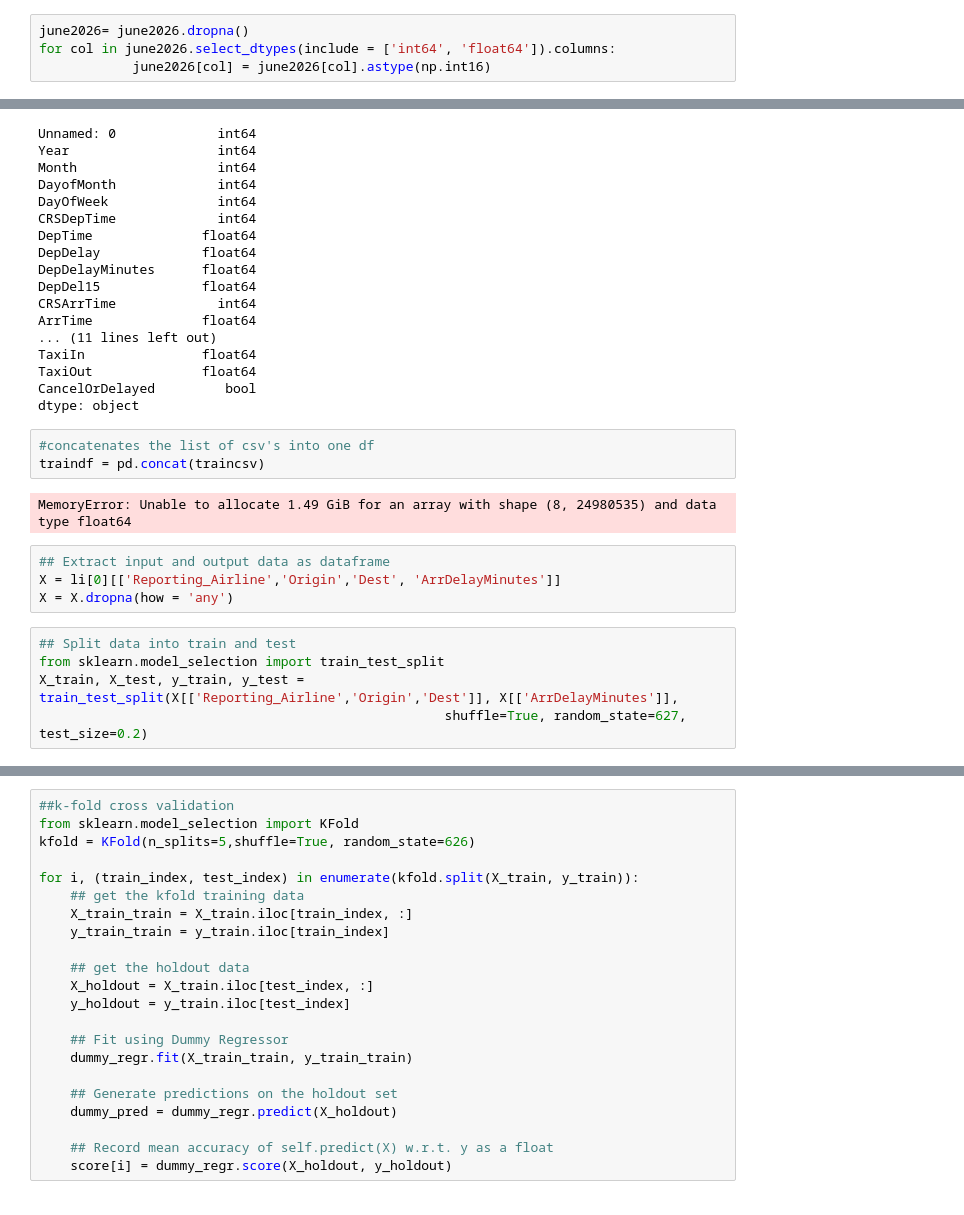
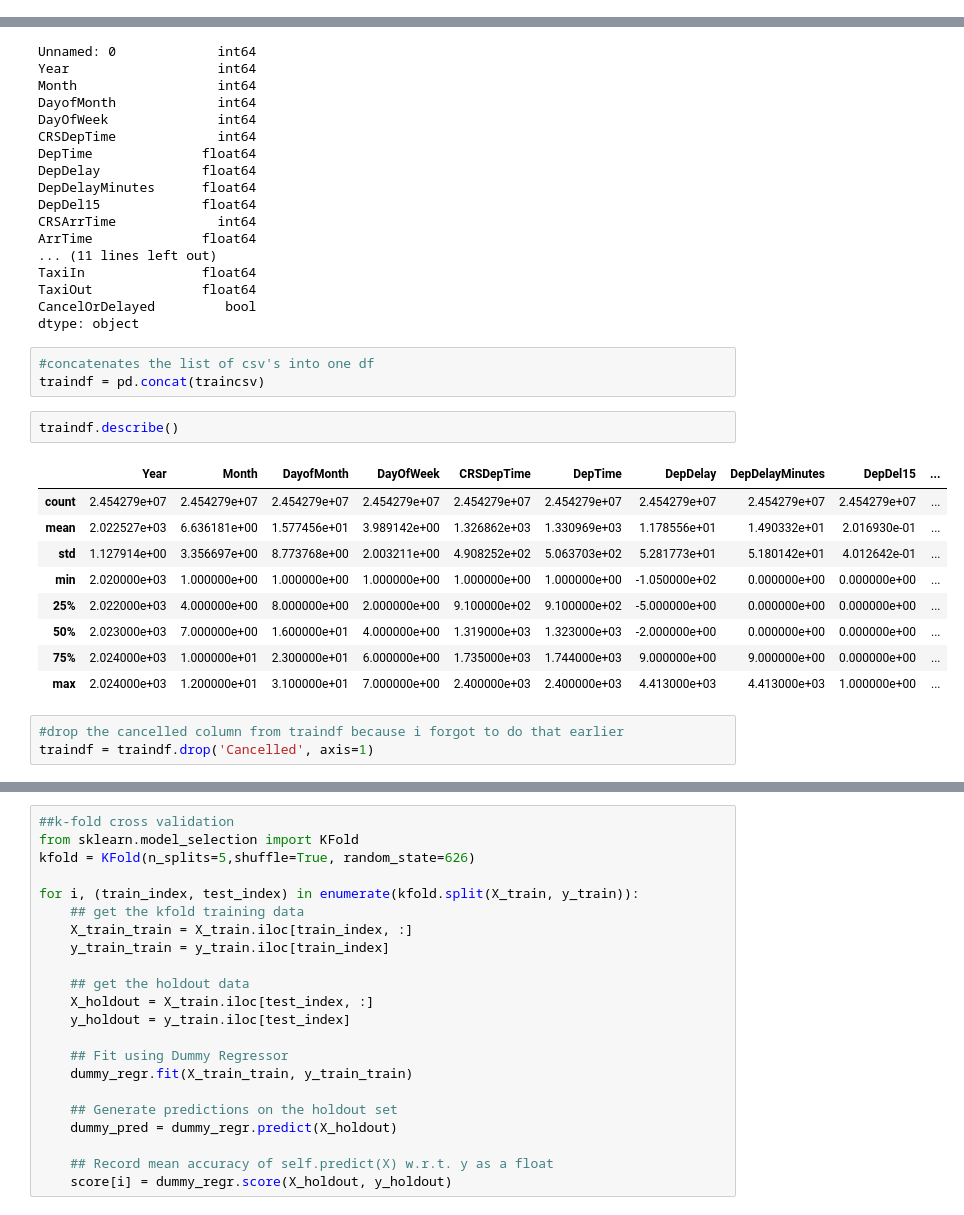
Before and after one commit to Erdos-Projects/spring-2026-airline-reliability, a Jupyter notebook: notebooks/baseline.ipynb, the cells around one changed output, grey strips where cells are left out. Saved outputs shown, nothing was run; the diff lists cells and outputs as text.

```diff
--- a/notebooks/baseline.ipynb
+++ b/notebooks/baseline.ipynb
@@ -31,7 +10,3 @@ print(june2026[june2026.isnull().any(axis=1)], "\n")
-# %%
-june2026= june2026.dropna()
-for col in june2026.select_dtypes(include = ['int64', 'float64']).columns:
-            june2026[col] = june2026[col].astype(np.int16)
 # %%
 #fills the list traincsv with the dataframes of dec 2020 to nov 2024, which will be the training set
 #due to how the cleanedcsv files were saved/cleaned, the first column of every dataframes is extraneous and will be removed
@@ -83,14 +68,18 @@ dtype: object
 # %%
 #concatenates the list of csv's into one df
 traindf = pd.concat(traincsv)
-# %% [output]
-MemoryError: Unable to allocate 1.49 GiB for an array with shape (8, 24980535) and data type float64
-# %%
-## Extract input and output data as dataframe
-X = li[0][['Reporting_Airline','Origin','Dest', 'ArrDelayMinutes']]
-X = X.dropna(how = 'any')
-# %%
-## Split data into train and test
-from sklearn.model_selection import train_test_split
-X_train, X_test, y_train, y_test = train_test_split(X[['Reporting_Airline','Origin','Dest']], X[['ArrDelayMinutes']],
-                                                    shuffle=True, random_state=627, test_size=0.2)
+# %%
+traindf.describe()
+# %% [output]
+|  | Year | Month | DayofMonth | DayOfWeek | CRSDepTime | DepTime | DepDelay | DepDelayMinutes | DepDel15 | ... |
+| count | 2.454279e+07 | 2.454279e+07 | 2.454279e+07 | 2.454279e+07 | 2.454279e+07 | 2.454279e+07 | 2.454279e+07 | 2.454279e+07 | 2.454279e+07 | ... |
+| mean | 2.022527e+03 | 6.636181e+00 | 1.577456e+01 | 3.989142e+00 | 1.326862e+03 | 1.330969e+03 | 1.178556e+01 | 1.490332e+01 | 2.016930e-01 | ... |
+| std | 1.127914e+00 | 3.356697e+00 | 8.773768e+00 | 2.003211e+00 | 4.908252e+02 | 5.063703e+02 | 5.281773e+01 | 5.180142e+01 | 4.012642e-01 | ... |
+| min | 2.020000e+03 | 1.000000e+00 | 1.000000e+00 | 1.000000e+00 | 1.000000e+00 | 1.000000e+00 | -1.050000e+02 | 0.000000e+00 | 0.000000e+00 | ... |
+| 25% | 2.022000e+03 | 4.000000e+00 | 8.000000e+00 | 2.000000e+00 | 9.100000e+02 | 9.100000e+02 | -5.000000e+00 | 0.000000e+00 | 0.000000e+00 | ... |
+| 50% | 2.023000e+03 | 7.000000e+00 | 1.600000e+01 | 4.000000e+00 | 1.319000e+03 | 1.323000e+03 | -2.000000e+00 | 0.000000e+00 | 0.000000e+00 | ... |
+| 75% | 2.024000e+03 | 1.000000e+01 | 2.300000e+01 | 6.000000e+00 | 1.735000e+03 | 1.744000e+03 | 9.000000e+00 | 9.000000e+00 | 0.000000e+00 | ... |
+| max | 2.024000e+03 | 1.200000e+01 | 3.100000e+01 | 7.000000e+00 | 2.400000e+03 | 2.400000e+03 | 4.413000e+03 | 4.413000e+03 | 1.000000e+00 | ... |
+# %%
+#drop the cancelled column from traindf because i forgot to do that earlier
+traindf = traindf.drop('Cancelled', axis=1)
```
Also changed, not shown: parts of 16 cells of this notebook.
